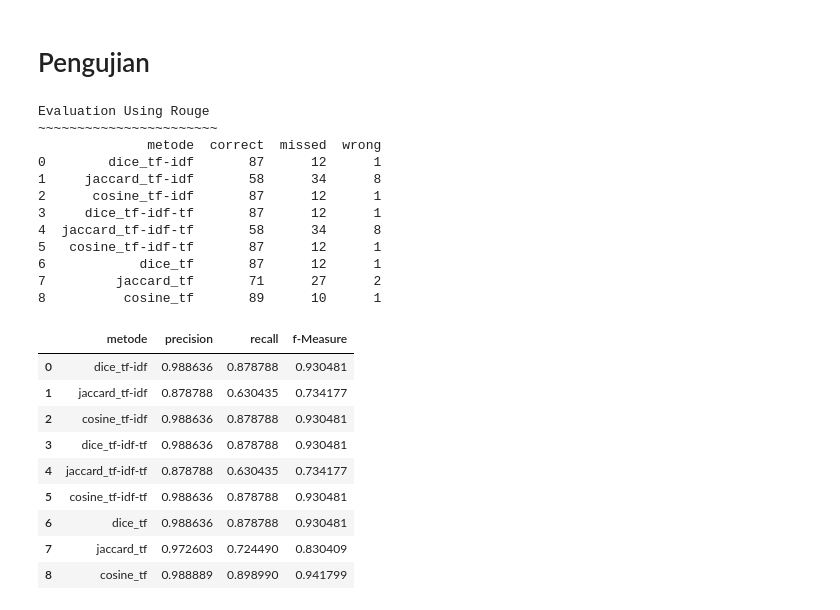
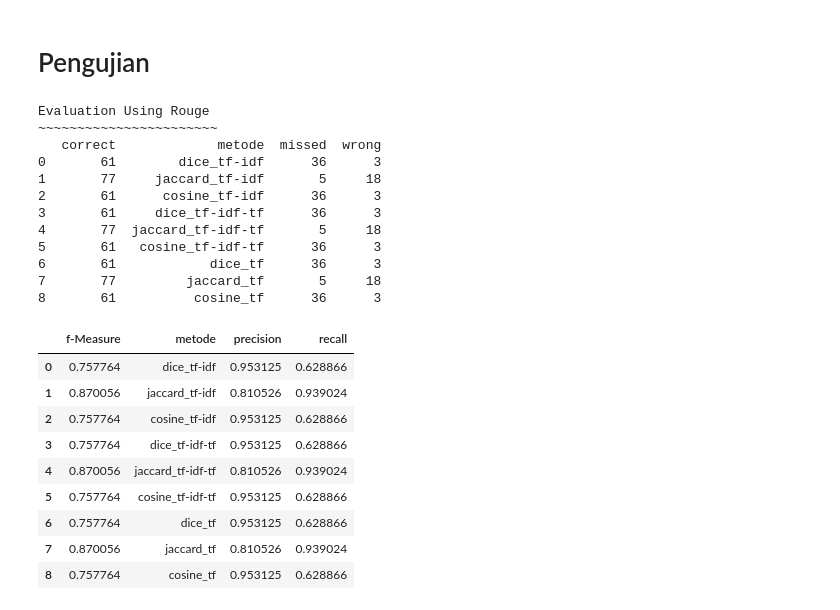
Before and after one commit to lufias69/text_similarity, a Jupyter notebook: z.Evaluation Using Rouge.ipynb, the cells around one changed output. Cells and saved outputs as stored; diff of their text form; code cells hidden in the pictures.

```diff
--- a/z.Evaluation Using Rouge.ipynb
+++ b/z.Evaluation Using Rouge.ipynb
@@ -25,8 +25,11 @@ def true_false (a, b):
     else:
         return "wrong"
 # %%
-path = "hasil/pelabelan/"
-nama_file = "hasil_transform_2019-05-01 10-41-30.032523_2.xlsx" #masukkan juga formatnya misal: nama_file.xlsx
+ops = "ops2/"
+path = "hasil/hasil_similarity/"+ops
+nama_file = "ops_2_hasil_transform_2019-05-13 23-09-29.181944_2_.xlsx" #masukkan juga formatnya misal: nama_file.xlsx
+
+
 f = pd.read_excel(path+nama_file, sheet_name = 'Sheet1')
 f2 = pd.read_excel("data/jawaban_clean_jawaban buat label_1.xlsx", sheet_name = 'Sheet2')#hasil asli
 f2 = f2[:100]
@@ -71,53 +74,53 @@ for x,i in enumerate(list_data):
 
     correctl.append(correct)
     missedl.append(missed)
     wrongl.append(wrong)
 
 dic3 = {
     "metode":metode ,
     "correct":correctl,
     "missed":missedl,
     "wrong":wrongl,
 }
 
 dic2 = {
     "metode":metode ,
     "precision":precision,
     "recall":recall,
     "f-Measure":f1_score,
 }
 df2 = pd.DataFrame.from_dict(dic2)
 df3 = pd.DataFrame.from_dict(dic3)
 #hasil tersimpan di -> hasil\pengujian -> lihat file paling terakhir
 df2.to_excel('hasil\pengujian\hasil_pengujian_rouge'+waktu+'.xlsx')
 print("Evaluation Using Rouge")
 print("~"*23)
 
 print(df3)
 df2
 # %% [output]
 Evaluation Using Rouge
 ~~~~~~~~~~~~~~~~~~~~~~~
-              metode  correct  missed  wrong
-0        dice_tf-idf       87      12      1
-1     jaccard_tf-idf       58      34      8
-2      cosine_tf-idf       87      12      1
-3     dice_tf-idf-tf       87      12      1
-4  jaccard_tf-idf-tf       58      34      8
-5   cosine_tf-idf-tf       87      12      1
-6            dice_tf       87      12      1
-7         jaccard_tf       71      27      2
-8          cosine_tf       89      10      1
+   correct             metode  missed  wrong
+0       61        dice_tf-idf      36      3
+1       77     jaccard_tf-idf       5     18
+2       61      cosine_tf-idf      36      3
+3       61     dice_tf-idf-tf      36      3
+4       77  jaccard_tf-idf-tf       5     18
+5       61   cosine_tf-idf-tf      36      3
+6       61            dice_tf      36      3
+7       77         jaccard_tf       5     18
+8       61          cosine_tf      36      3
-|  | metode | precision | recall | f-Measure |
-| 0 | dice_tf-idf | 0.988636 | 0.878788 | 0.930481 |
-| 1 | jaccard_tf-idf | 0.878788 | 0.630435 | 0.734177 |
-| 2 | cosine_tf-idf | 0.988636 | 0.878788 | 0.930481 |
-| 3 | dice_tf-idf-tf | 0.988636 | 0.878788 | 0.930481 |
-| 4 | jaccard_tf-idf-tf | 0.878788 | 0.630435 | 0.734177 |
-| 5 | cosine_tf-idf-tf | 0.988636 | 0.878788 | 0.930481 |
-| 6 | dice_tf | 0.988636 | 0.878788 | 0.930481 |
-| 7 | jaccard_tf | 0.972603 | 0.724490 | 0.830409 |
-| 8 | cosine_tf | 0.988889 | 0.898990 | 0.941799 |
+|  | f-Measure | metode | precision | recall |
+| 0 | 0.757764 | dice_tf-idf | 0.953125 | 0.628866 |
+| 1 | 0.870056 | jaccard_tf-idf | 0.810526 | 0.939024 |
+| 2 | 0.757764 | cosine_tf-idf | 0.953125 | 0.628866 |
+| 3 | 0.757764 | dice_tf-idf-tf | 0.953125 | 0.628866 |
+| 4 | 0.870056 | jaccard_tf-idf-tf | 0.810526 | 0.939024 |
+| 5 | 0.757764 | cosine_tf-idf-tf | 0.953125 | 0.628866 |
+| 6 | 0.757764 | dice_tf | 0.953125 | 0.628866 |
+| 7 | 0.870056 | jaccard_tf | 0.810526 | 0.939024 |
+| 8 | 0.757764 | cosine_tf | 0.953125 | 0.628866 |
 # %%
 df3.plot.bar( x='metode',y=['correct', 'missed','wrong'], rot=0, title='correct  missed  wrong', figsize=(17,4), fontsize=12, grid=True)
 df3
```
Also changed, not shown: parts of 2 cells of this notebook, 23 other files.
